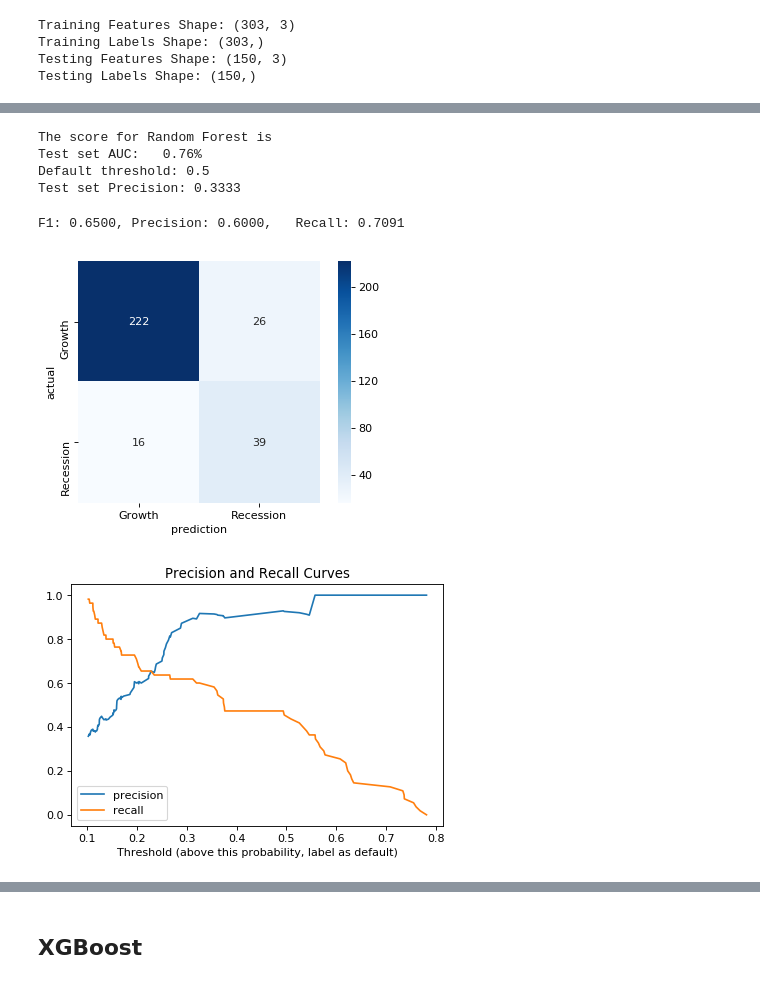
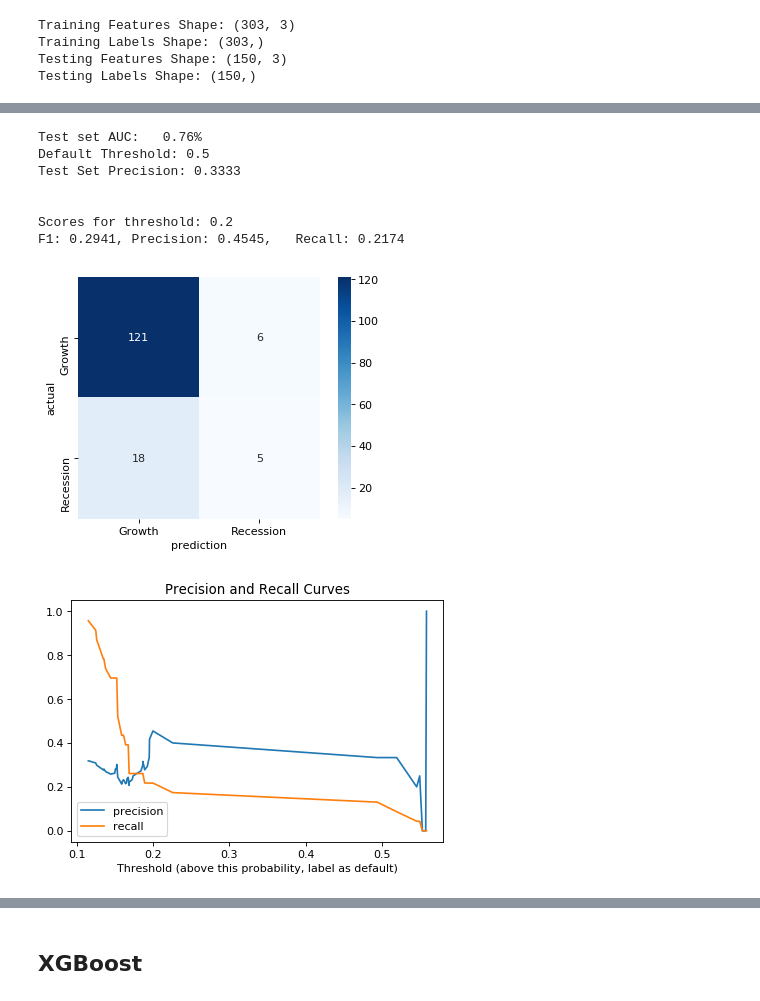
Before and after one commit to nick-cochrane/Project-5, a Jupyter notebook: Recession Probability Modeling; Random Forest, XGBoost, and Naive Bayes.ipynb, the cells around one changed output, grey strips where cells are left out. Drawn from its saved outputs; the diff is of its cells as text; code cells hidden in the pictures.

```diff
--- a/Recession Probability Modeling; Random Forest, XGBoost, and Naive Bayes.ipynb
+++ b/Recession Probability Modeling; Random Forest, XGBoost, and Naive Bayes.ipynb
@@ -64,13 +48,13 @@ def rolling_6(y_test):
 # %%
-train_labels_custom = rolling_6(train_labels)
-test_labels_custom = rolling_6(test_labels)
+train_labels_custom = rm.rolling_6(train_labels)
+test_labels_custom = rm.rolling_6(test_labels)
 # %%
 # Setting up Random Forest Grid Search
 # After first pass, number of estimators was 100. Incrementing slightly
 param_grid = {
     'n_estimators': [100, 200, 300],
     'max_features': ['auto'],
-    'max_depth' : [2,3,4,5,6,7,8],
+    'max_depth' : [2,3,4,5,6,7],
     'criterion' :['gini']
 }
 
@@ -108,6 +91,3 @@ CV_rfc.best_params_
 # %%
 # Instantiate best fit model
 rf = RandomForestClassifier(n_estimators = 100, max_depth = 2, max_features = 'auto', criterion = 'gini')
-
-# Train the model on training data
-rf.fit(train_features, train_labels_custom);
@@ -116,11 +93,0 @@ predictions = rf.predict_proba(test_features)
-# %%
-y_predict_3 = rf.predict(test_features)
-print("The score for Random Forest is")
-print("Test set AUC: {:6.2f}%".format(roc_auc_score(test_labels_custom, predictions[:,1])))
-print("Default threshold: 0.5")
-print("Test set Precision: {:6.4f}".format(precision_score(test_labels_custom, y_predict_3)))
-# %% [output]
-The score for Random Forest is
-Test set AUC:   0.76%
-Default threshold: 0.5
-Test set Precision: 0.3333
@@ -142,23 +94,16 @@ def make_confusion_matrix(model, threshold=0.3):
-# %%
-make_confusion_matrix(rf, 0.2)
-# %% [output]
-F1: 0.6500, Precision: 0.6000,   Recall: 0.7091
-[figure, removed]
-# %%
-precision_curve, recall_curve, threshold_curve = precision_recall_curve(train_labels_custom,
-                                                                        rf.predict_proba(train_features)[:,1] )
-
-plt.figure(dpi=80)
-plt.plot(threshold_curve, precision_curve[1:],label='precision')
-plt.plot(threshold_curve, recall_curve[1:], label='recall')
-plt.legend(loc='lower left')
-plt.xlabel('Threshold (above this probability, label as default)');
-plt.title('Precision and Recall Curves')
-
-fig_1 = plt.gcf()
-fig_1.savefig('Data/logit_curves_1', format='png');
-# %% [output]
-[figure, removed]
+# %%
+rf = rm.fit_score_viz(rf, train_features, train_labels_custom, test_features, test_labels_custom)
+predictions = rf.predict_proba(test_features)
+# %% [output]
+Test set AUC:   0.76%
+Default Threshold: 0.5
+Test Set Precision: 0.3333
+
+
+Scores for threshold: 0.2
+F1: 0.2941, Precision: 0.4545,   Recall: 0.2174
+[figure, added]
+[figure, added]
 # %%
 plt.figure(0).clf()
 
```
Also changed, not shown: parts of 35 cells of this notebook, 1 other file.
